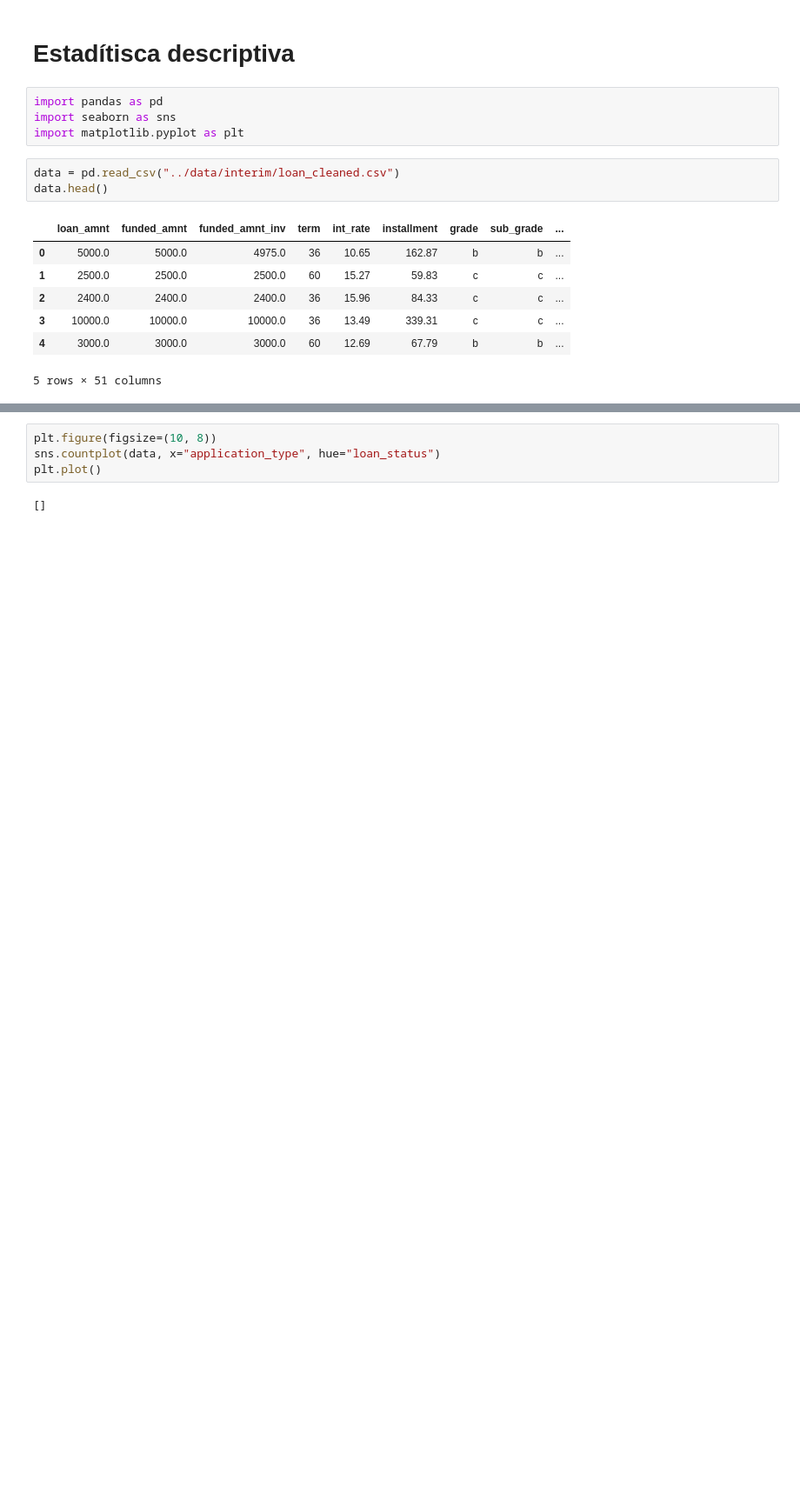
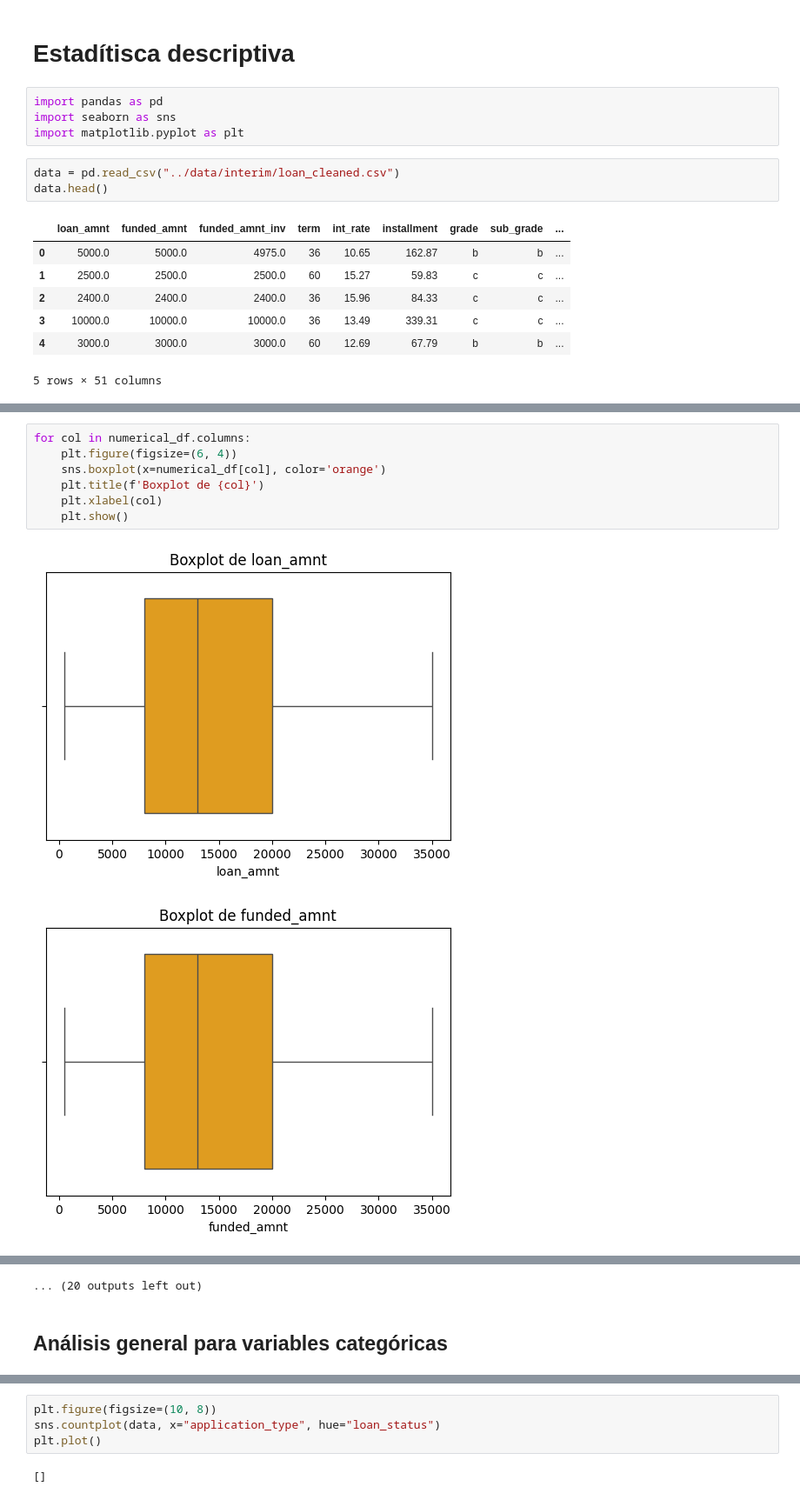
Before and after one commit to jzapataca/Modelos-de-riesgo, a Jupyter notebook: notebooks/2. eda.ipynb, the cells around one changed output, grey strips where cells are left out. Shown at 87% size. Cells and saved outputs as stored; diff of their text form; blank space fills up the shorter version.

```diff
--- a/notebooks/2. eda.ipynb
+++ b/notebooks/2. eda.ipynb
@@ -17,0 +51,10 @@ data.head()
+# %%
+for col in numerical_df.columns:
+    plt.figure(figsize=(6, 4))
+    sns.boxplot(x=numerical_df[col], color='orange')
+    plt.title(f'Boxplot de {col}')
+    plt.xlabel(col)
+    plt.show()
+# %% [output]
+[figure, added]
+[figure, added]
@@ -17,0 +71,3 @@ data.head()
+... (20 outputs left out)
+# %% [markdown]
+## Análisis general para variables categóricas
```
Also changed, not shown: parts of 8 cells of this notebook.
